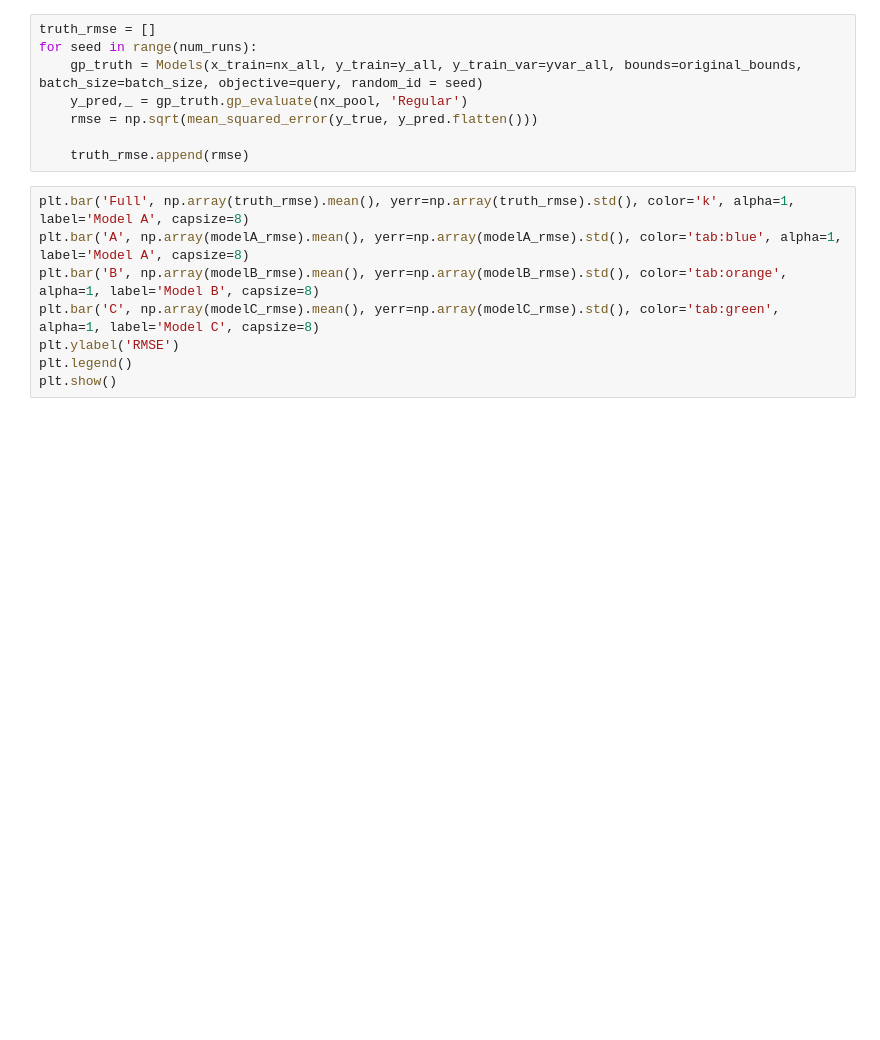
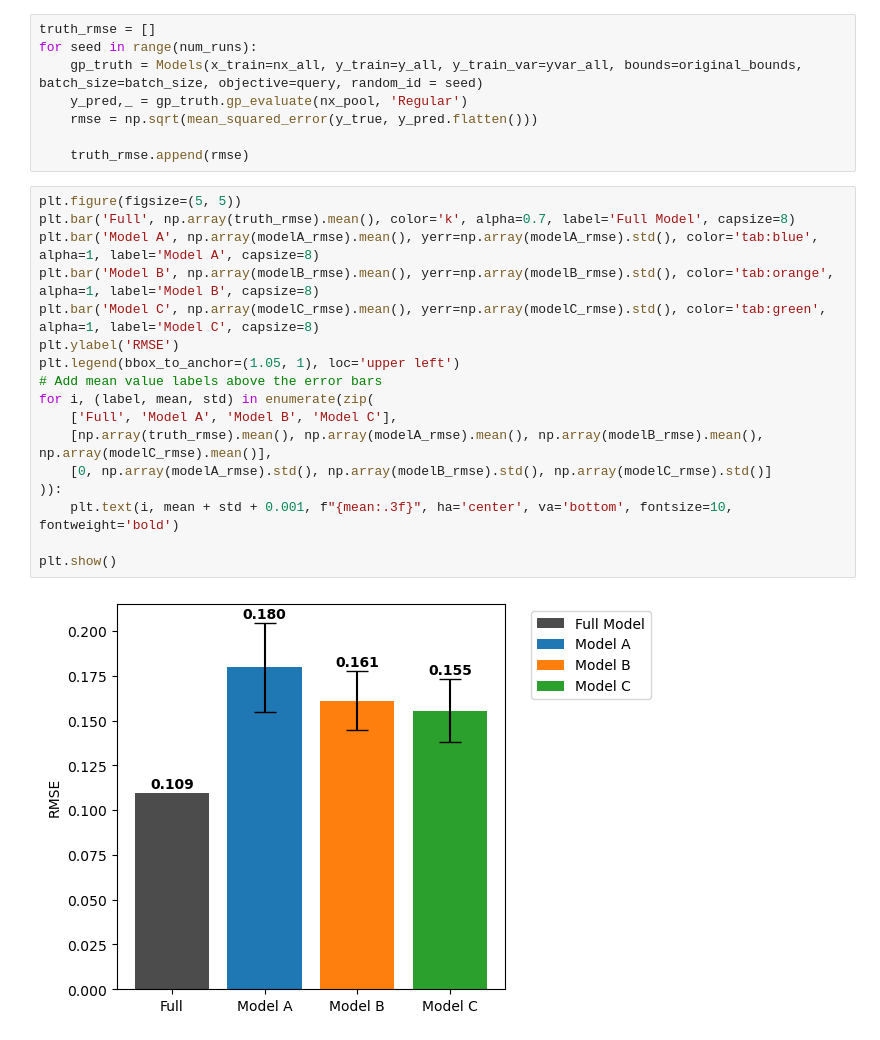
Before and after one commit to uwsunlab/BO-RFB, a Jupyter notebook: PoolBased/ComparisonTesting/querybasedPool.ipynb, the cells around one changed output. Saved outputs shown, nothing was run; the diff lists cells and outputs as text; blank space fills up the shorter version.

```diff
--- a/PoolBased/ComparisonTesting/querybasedPool.ipynb
+++ b/PoolBased/ComparisonTesting/querybasedPool.ipynb
@@ -763,13 +763,24 @@ for seed in range(num_runs):
 
     truth_rmse.append(rmse)
 # %%
-plt.bar('Full', np.array(truth_rmse).mean(), yerr=np.array(truth_rmse).std(), color='k', alpha=1, label='Model A', capsize=8)
-plt.bar('A', np.array(modelA_rmse).mean(), yerr=np.array(modelA_rmse).std(), color='tab:blue', alpha=1, label='Model A', capsize=8)
-plt.bar('B', np.array(modelB_rmse).mean(), yerr=np.array(modelB_rmse).std(), color='tab:orange', alpha=1, label='Model B', capsize=8)
-plt.bar('C', np.array(modelC_rmse).mean(), yerr=np.array(modelC_rmse).std(), color='tab:green', alpha=1, label='Model C', capsize=8)
+plt.figure(figsize=(5, 5))
+plt.bar('Full', np.array(truth_rmse).mean(), color='k', alpha=0.7, label='Full Model', capsize=8)
+plt.bar('Model A', np.array(modelA_rmse).mean(), yerr=np.array(modelA_rmse).std(), color='tab:blue', alpha=1, label='Model A', capsize=8)
+plt.bar('Model B', np.array(modelB_rmse).mean(), yerr=np.array(modelB_rmse).std(), color='tab:orange', alpha=1, label='Model B', capsize=8)
+plt.bar('Model C', np.array(modelC_rmse).mean(), yerr=np.array(modelC_rmse).std(), color='tab:green', alpha=1, label='Model C', capsize=8)
 plt.ylabel('RMSE')
-plt.legend()
+plt.legend(bbox_to_anchor=(1.05, 1), loc='upper left')
+# Add mean value labels above the error bars
+for i, (label, mean, std) in enumerate(zip(
+    ['Full', 'Model A', 'Model B', 'Model C'],
+    [np.array(truth_rmse).mean(), np.array(modelA_rmse).mean(), np.array(modelB_rmse).mean(), np.array(modelC_rmse).mean()],
+    [0, np.array(modelA_rmse).std(), np.array(modelB_rmse).std(), np.array(modelC_rmse).std()]
+)):
+    plt.text(i, mean + std + 0.001, f"{mean:.3f}", ha='center', va='bottom', fontsize=10, fontweight='bold')
+
 plt.show()
+# %% [output]
+[figure, added]
 # %%
 # Assuming thresholds is defined somewhere, e.g.:
 # thresholds = [0.5, 0.7, 0.9]
```
Also changed, not shown: parts of 5 cells of this notebook, 1 other file.
